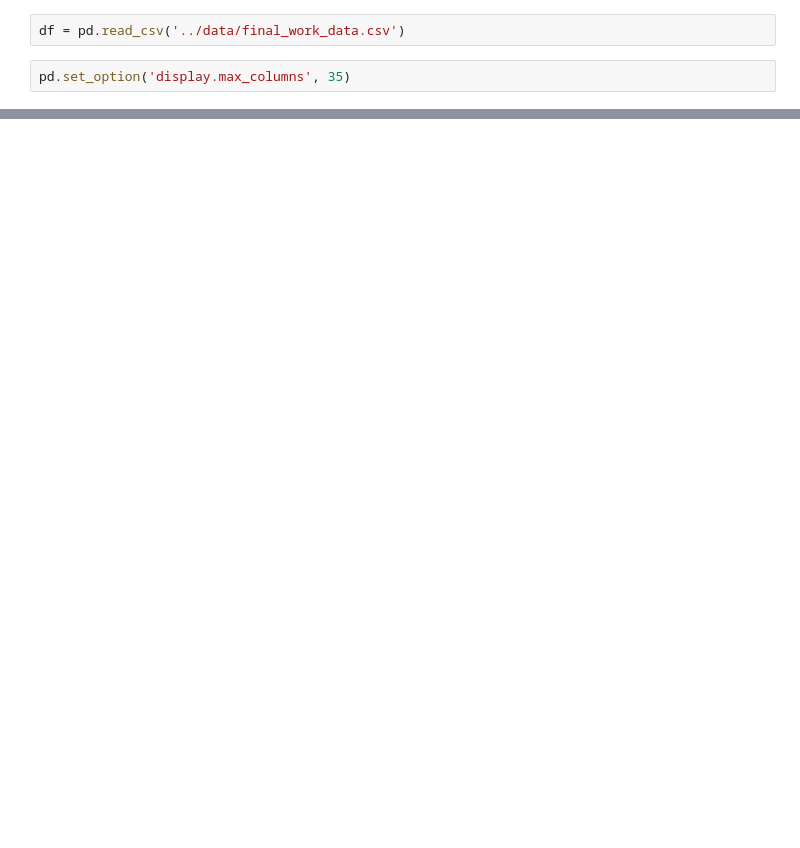
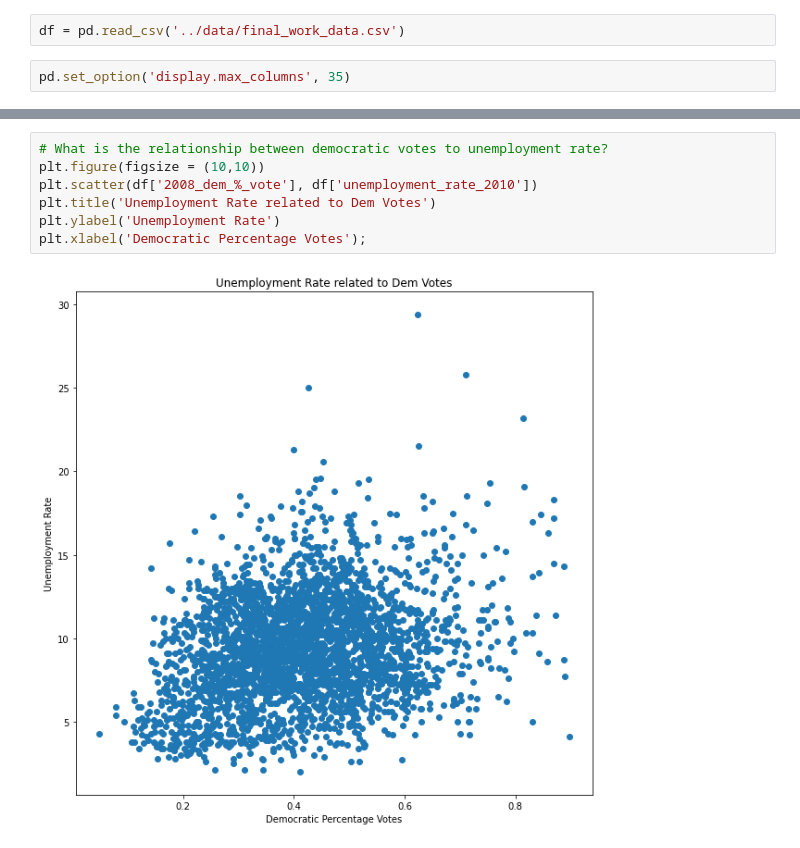
Before and after one commit to khbk/capstone-unemployment, a Jupyter notebook: code/02_EDA.ipynb, the cells around one changed output, grey strips where cells are left out. Cells and saved outputs as stored; diff of their text form; blank space fills up the shorter version.

```diff
--- a/code/02_EDA.ipynb
+++ b/code/02_EDA.ipynb
@@ -42,0 +231,9 @@ plt.scatter(df['unemployment_rate_2010'], df['2008_other_%_vote'])
+# %%
+# What is the relationship between democratic votes to unemployment rate?
+plt.figure(figsize = (10,10))
+plt.scatter(df['2008_dem_%_vote'], df['unemployment_rate_2010'])
+plt.title('Unemployment Rate related to Dem Votes')
+plt.ylabel('Unemployment Rate')
+plt.xlabel('Democratic Percentage Votes');
+# %% [output]
+[figure, added]
```
Also changed, not shown: parts of 38 cells of this notebook, 18 other files.
